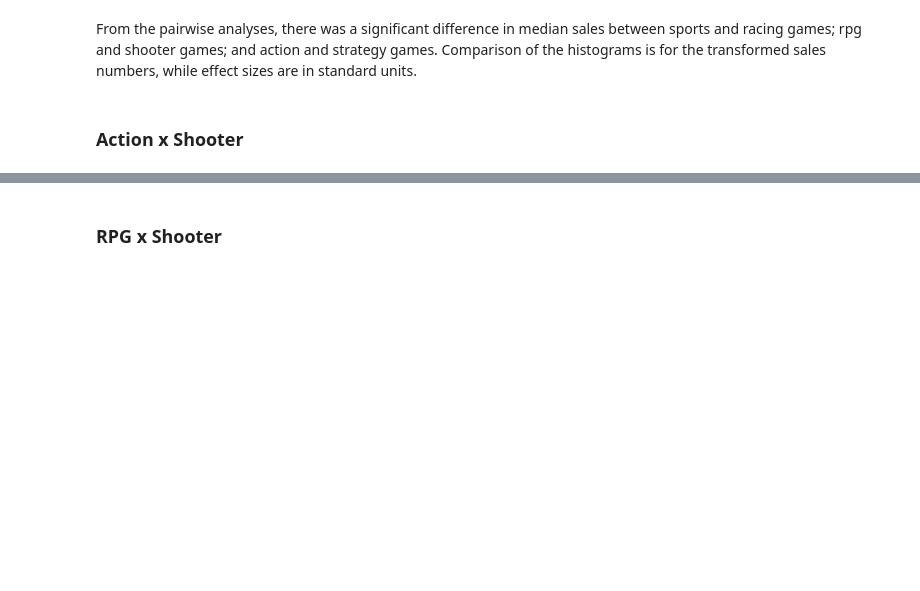
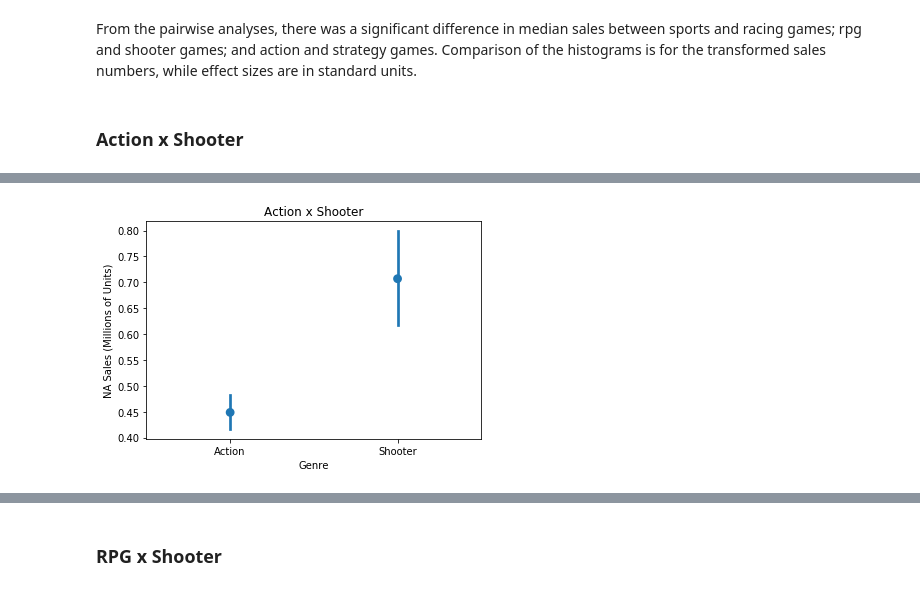
Before and after one commit to DJGump/game_sales_analysis, a Jupyter notebook: vg_sales_analysis_testing_dgump.ipynb, the cells around one changed output, grey strips where cells are left out. Saved outputs shown, nothing was run; the diff lists cells and outputs as text; code cells hidden in the pictures; blank space fills up the shorter version.

```diff
--- a/vg_sales_analysis_testing_dgump.ipynb
+++ b/vg_sales_analysis_testing_dgump.ipynb
@@ -395,3 +397,10 @@ print(cles_ind(action["NA_Sales"], shooter["NA_Sales"]))
 0.1509198584228485
 0.5662590053287962
 [interactive output not drawn]
+# %%
+action_x_shooter = vg_00_10[vg_00_10["Genre"].isin(["Action", "Shooter"])]
+ax = sns.pointplot(x="Genre", y="NA_Sales", data=action_x_shooter, join=False)
+ax.set(ylabel="NA Sales (Millions of Units)", title="Action x Shooter")
+plt.show()
+# %% [output]
+[figure, added]
```
Also changed, not shown: parts of 7 cells of this notebook.
